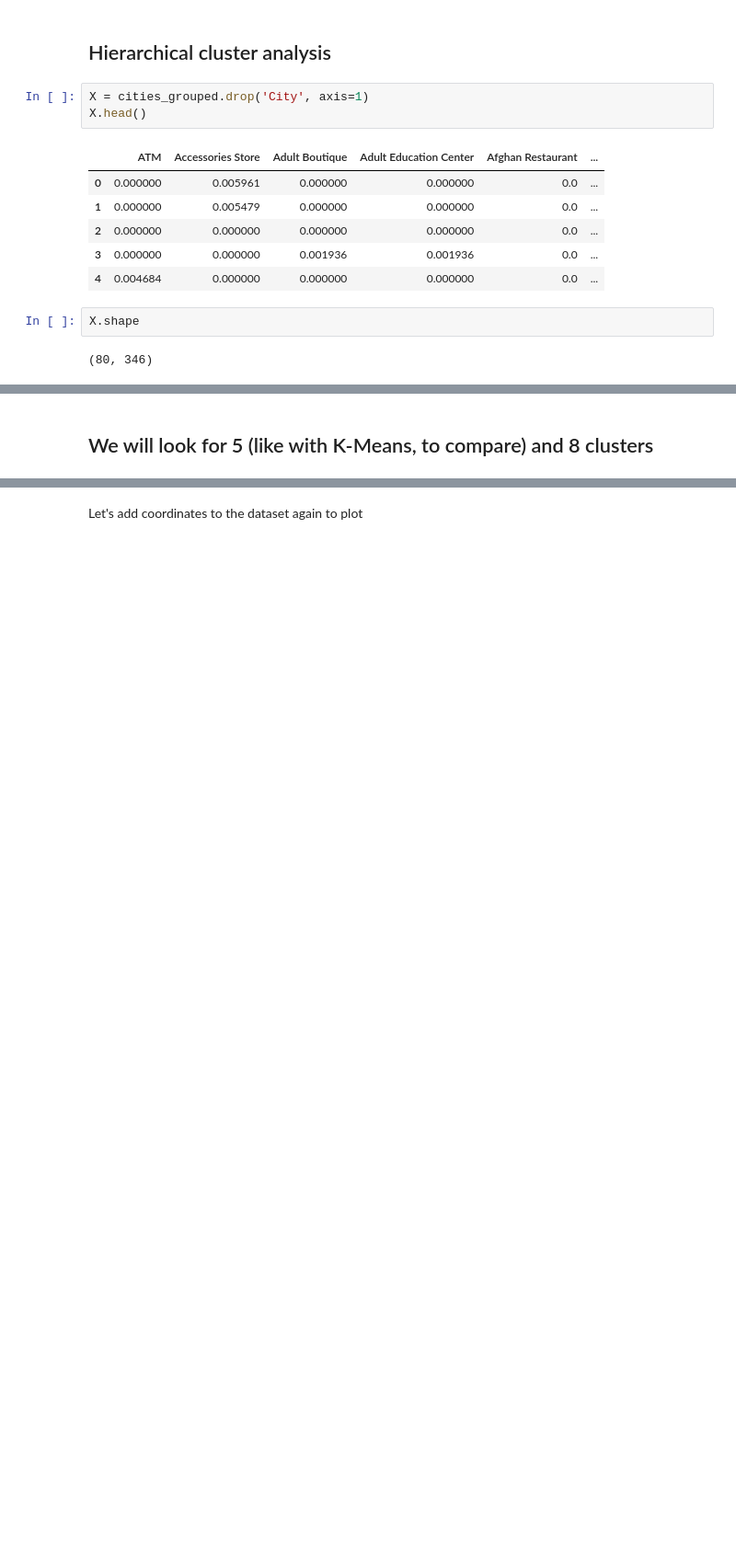
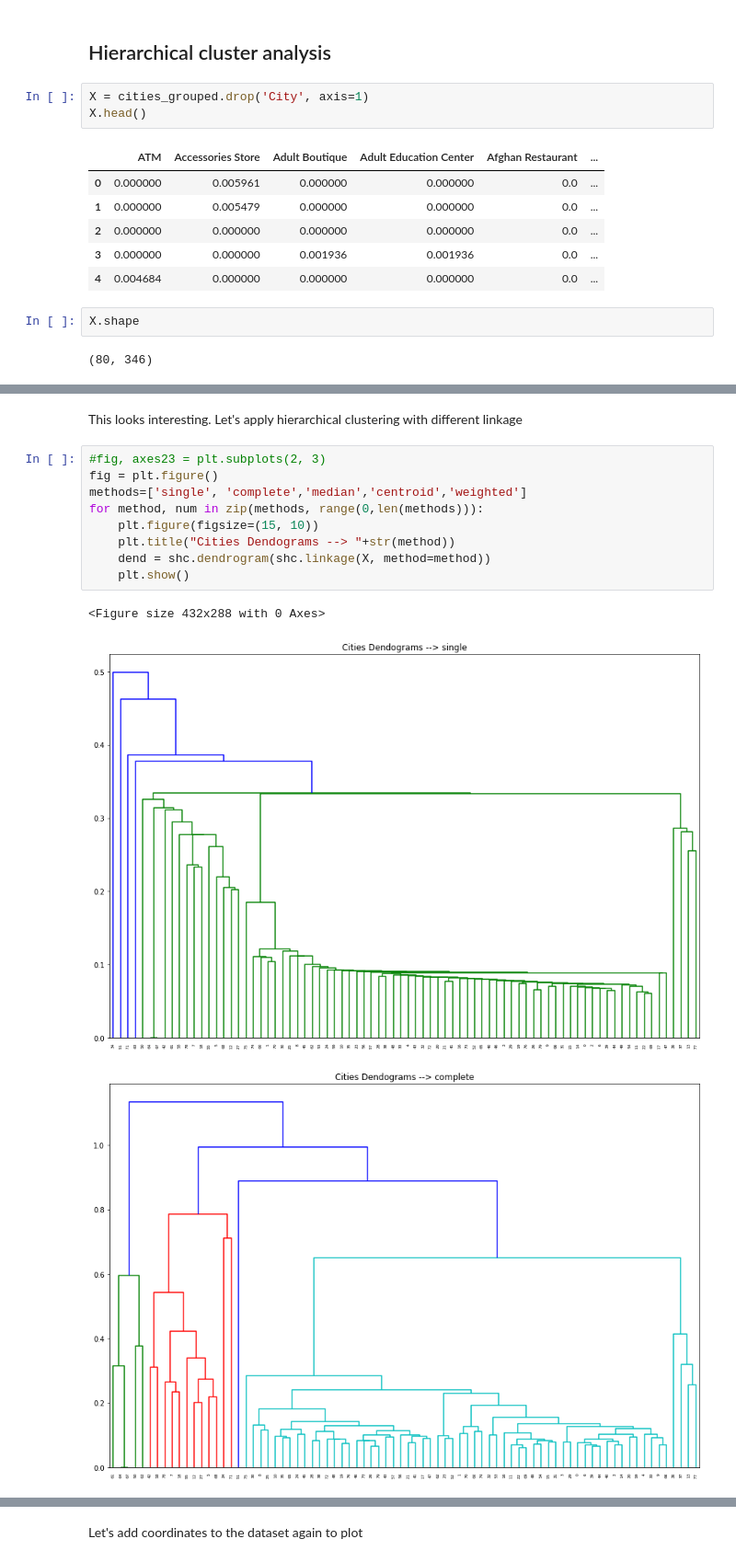
Before and after one commit to dacog/Coursera_Capstone, a Jupyter notebook: Capstone Project Cities of Chile and Germany.ipynb, the cells around one changed output, grey strips where cells are left out. Shown at 92% size. Drawn from its saved outputs; the diff is of its cells as text; blank space fills up the shorter version.

```diff
--- a/Capstone Project Cities of Chile and Germany.ipynb
+++ b/Capstone Project Cities of Chile and Germany.ipynb
@@ -825,3 +837,16 @@ dend = shc.dendrogram(shc.linkage(X, method='ward'))
 [figure]
-# %% [markdown]
-## We will look for 5 (like with K-Means, to compare) and 8 clusters
+# %% [markdown]
+This looks interesting. Let's apply hierarchical clustering with different linkage
+# %%
+#fig, axes23 = plt.subplots(2, 3)
+fig = plt.figure()
+methods=['single', 'complete','median','centroid','weighted']
+for method, num in zip(methods, range(0,len(methods))):
+    plt.figure(figsize=(15, 10))
+    plt.title("Cities Dendograms --> "+str(method))
+    dend = shc.dendrogram(shc.linkage(X, method=method))
+    plt.show()
+# %% [output]
+<Figure size 432x288 with 0 Axes>
+[figure, added]
+[figure, added]
```
Also changed, not shown: parts of 36 cells of this notebook, 2 other files.
